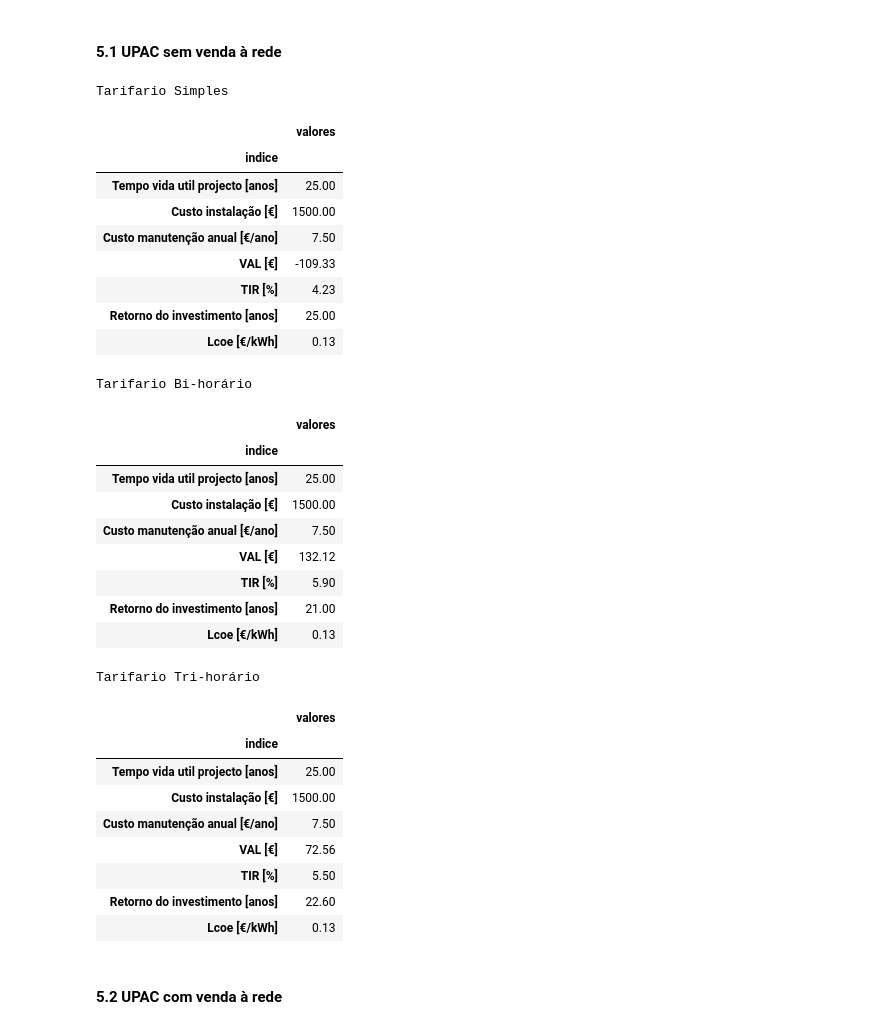
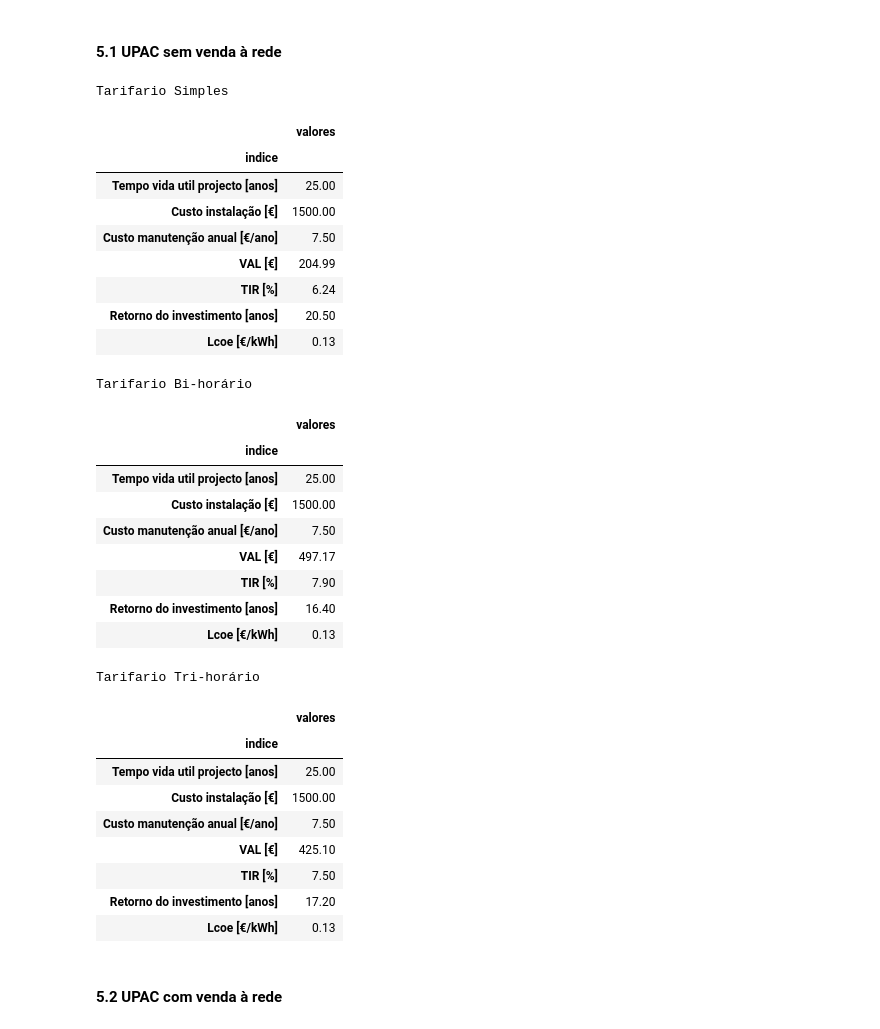
Before and after one commit to mig-l-f/ao-sol, a Jupyter notebook: templates/Analise UPAC.ipynb, the cells around one changed output. Cells and saved outputs as stored; diff of their text form; code cells hidden in the pictures.

```diff
--- a/templates/Analise UPAC.ipynb
+++ b/templates/Analise UPAC.ipynb
@@ -71,6 +71,10 @@ trihorario_cheias_kwh = 0.1638
 trihorario_vazio_kwh = 0.0988
 # venda a rede com preco fixo
 preco_venda_rede = 0.06 # 6cent/kWh
+precos_energia = ape.TarifarioEnergia(simples_kwh, \
+    bihorario_fora_vazio_kwh, bihorario_vazio_kwh, \
+    trihorario_ponta_kwh, trihorario_cheias_kwh, trihorario_vazio_kwh, \
+    preco_venda_rede)
 
 # =====================
 # Analise tempo de vida
@@ -79,6 +83,7 @@ tempo_vida = 25 # anos
 ano_0 = 2022 # ano 0 do projecto
 taxa_actualizacao = 5 # em %
 taxa_degradacao_sistema = 0.7 # %/ano
+taxa_inflacao = 2.0 # %/ano
 
 # Custos do projecto
 total = 1500 # €
@@ -334,31 +331,28 @@ if considerar_apoio:
 #### 5.1 UPAC sem venda à rede
 # %%
 # custos tarifario simples
-tarifario_simples = lambda en, ano, col: ape.calcula_tarifario_simples(en, simples_kwh, col)
-indicadores_financas_simples, cf_simples = af.analise_financeira_projecto(energia, investimento_estimado, custo_manutencao, taxa_actualizacao, ano_0, tempo_vida, taxa_degradacao_sistema, tarifario_simples, indicadores)
+indicadores_financas_simples, cf_simples = af.analise_financeira_projecto(energia, investimento_estimado, custo_manutencao, taxa_actualizacao, ano_0, tempo_vida, taxa_degradacao_sistema, taxa_inflacao, ape.Tarifario.Simples, precos_energia, False, indicadores)
 simples_style = indicadores_financas_simples.as_frame().style.format("{:.2f}").set_caption('Tarifario Simples').set_table_attributes("style='display:inline'")
 
 # custos tarifario bi-horario
-tarifario_bihorario = lambda en, ano, col: ape.calcula_tarifario_bihorario_diario(en, bihorario_fora_vazio_kwh, bihorario_vazio_kwh, col)
-indicadores_financas_bihorario, _ = af.analise_financeira_projecto(energia, investimento_estimado, custo_manutencao, taxa_actualizacao, ano_0, tempo_vida, taxa_degradacao_sistema, tarifario_bihorario, indicadores)
+indicadores_financas_bihorario, _ = af.analise_financeira_projecto(energia, investimento_estimado, custo_manutencao, taxa_actualizacao, ano_0, tempo_vida, taxa_degradacao_sistema, taxa_inflacao, ape.Tarifario.Bihorario, precos_energia, False, indicadores)
 bihorario_style = indicadores_financas_bihorario.as_frame().style.format("{:.2f}").set_caption('Tarifario Bi-horário').set_table_attributes("style='display:inline'")
 
 # custos tarifario tri-horario
-tarifario_trihorario = lambda en, ano, col: ape.calcula_tarifario_trihorario_diario(en, ano, trihorario_ponta_kwh, trihorario_cheias_kwh, trihorario_vazio_kwh, col)
-indicadores_financas_trihorario, _ = af.analise_financeira_projecto(energia, investimento_estimado, custo_manutencao, taxa_actualizacao, ano_0, tempo_vida, taxa_degradacao_sistema, tarifario_trihorario, indicadores)
+indicadores_financas_trihorario, _ = af.analise_financeira_projecto(energia, investimento_estimado, custo_manutencao, taxa_actualizacao, ano_0, tempo_vida, taxa_degradacao_sistema, taxa_inflacao, ape.Tarifario.Trihorario, precos_energia, False, indicadores)
 trihorario_style = indicadores_financas_trihorario.as_frame().style.format("{:.2f}").set_caption('Tarifario Tri-horário').set_table_attributes("style='display:inline'")
 
 display_html(simples_style._repr_html_() + bihorario_style._repr_html_() + trihorario_style._repr_html_(), raw=True)
 # %% [output]
 Tarifario Simples
 |  | valores |
 | indice |  |
 | Tempo vida util projecto [anos] | 25.00 |
 | Custo instalação [€] | 1500.00 |
 | Custo manutenção anual [€/ano] | 7.50 |
-| VAL [€] | -109.33 |
-| TIR [%] | 4.23 |
-| Retorno do investimento [anos] | 25.00 |
+| VAL [€] | 204.99 |
+| TIR [%] | 6.24 |
+| Retorno do investimento [anos] | 20.50 |
 | Lcoe [€/kWh] | 0.13 |
 Tarifario Bi-horário
 |  | valores |
@@ -366,9 +360,9 @@ Tarifario Bi-horário
 | Tempo vida util projecto [anos] | 25.00 |
 | Custo instalação [€] | 1500.00 |
 | Custo manutenção anual [€/ano] | 7.50 |
-| VAL [€] | 132.12 |
-| TIR [%] | 5.90 |
-| Retorno do investimento [anos] | 21.00 |
+| VAL [€] | 497.17 |
+| TIR [%] | 7.90 |
+| Retorno do investimento [anos] | 16.40 |
 | Lcoe [€/kWh] | 0.13 |
 Tarifario Tri-horário
 |  | valores |
@@ -376,9 +370,9 @@ Tarifario Tri-horário
 | Tempo vida util projecto [anos] | 25.00 |
 | Custo instalação [€] | 1500.00 |
 | Custo manutenção anual [€/ano] | 7.50 |
-| VAL [€] | 72.56 |
-| TIR [%] | 5.50 |
-| Retorno do investimento [anos] | 22.60 |
+| VAL [€] | 425.10 |
+| TIR [%] | 7.50 |
+| Retorno do investimento [anos] | 17.20 |
 | Lcoe [€/kWh] | 0.13 |
 # %% [markdown]
 #### 5.2 UPAC com venda à rede
```
Also changed, not shown: parts of 3 cells of this notebook, 6 other files.
